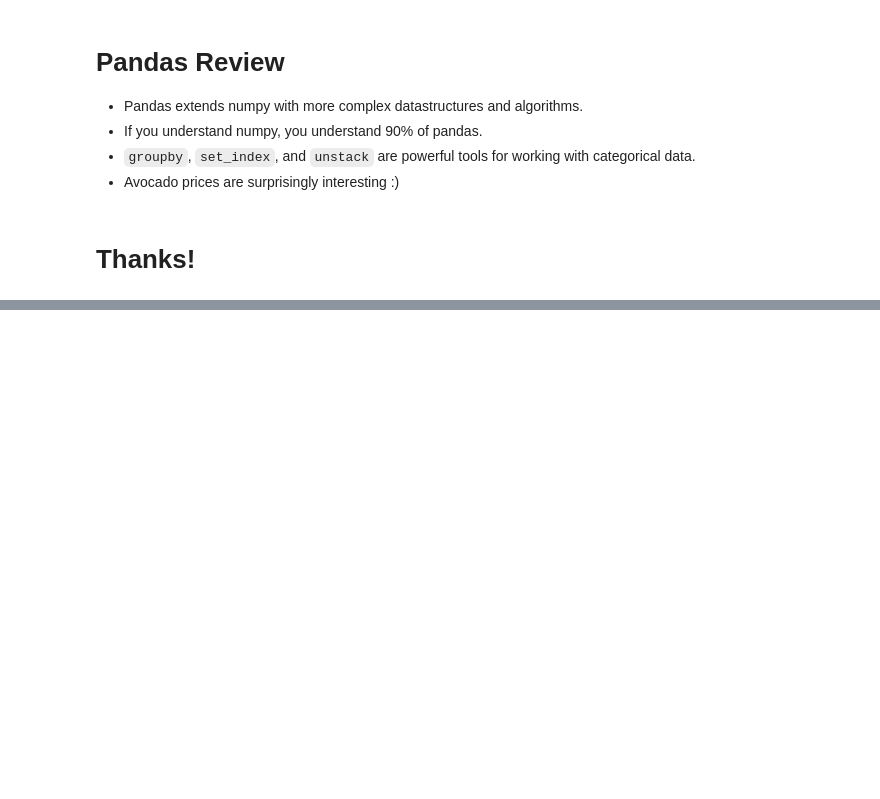
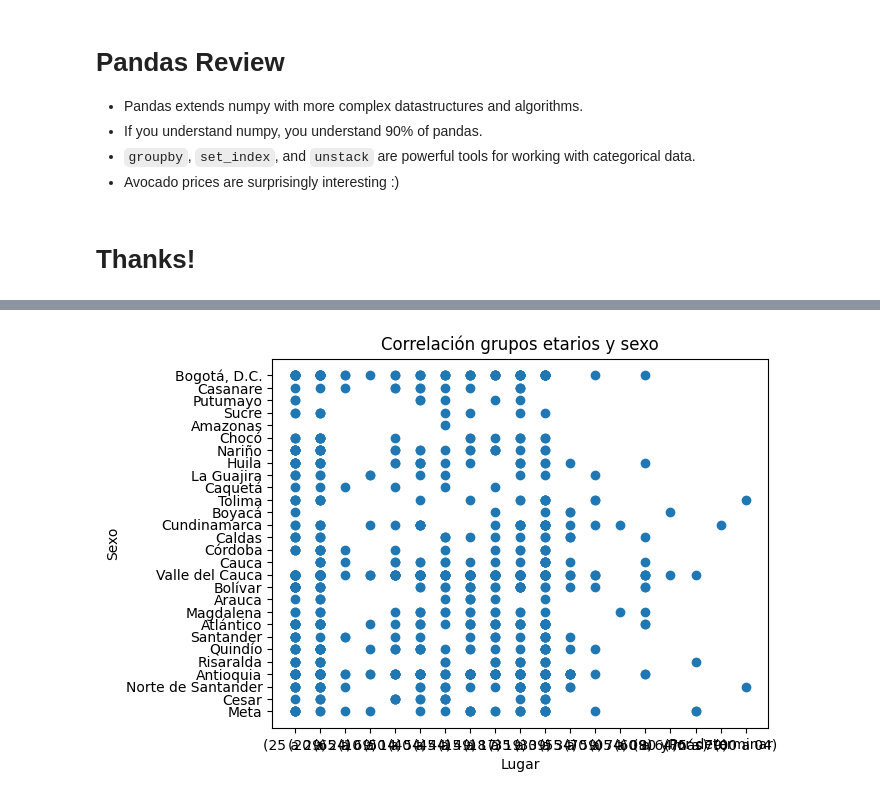
Before and after one commit to lpedraoss/MetNumUN2024I, a Jupyter notebook: Laboratorio2/lpedraos_Gr3_Lab2.ipynb, the cells around one changed output, grey strips where cells are left out. Saved outputs shown, nothing was run; the diff lists cells and outputs as text; code cells hidden in the pictures; blank space fills up the shorter version.

```diff
--- a/Laboratorio2/lpedraos_Gr3_Lab2.ipynb
+++ b/Laboratorio2/lpedraos_Gr3_Lab2.ipynb
@@ -1607,0 +1786,8 @@ ax.set_xticklabels(ax.get_xticklabels(), rotation=45);
+# %%
+plt.scatter(resultados['grupo_de_edad_de_la_victima'], resultados['departamento_del_hecho_dane'])
+plt.xlabel('Lugar')
+plt.ylabel('Sexo')
+plt.title('Correlación grupos etarios y sexo')
+plt.show()
+# %% [output]
+[figure, added]
```
Also changed, not shown: parts of 27 cells of this notebook.
